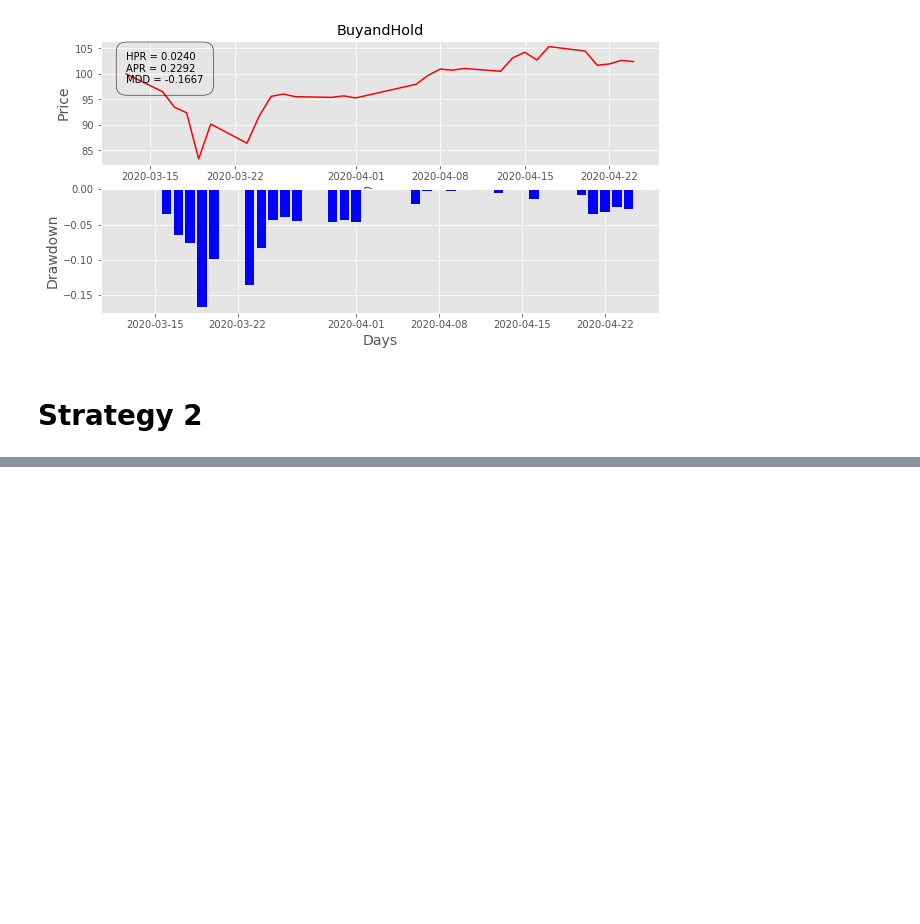
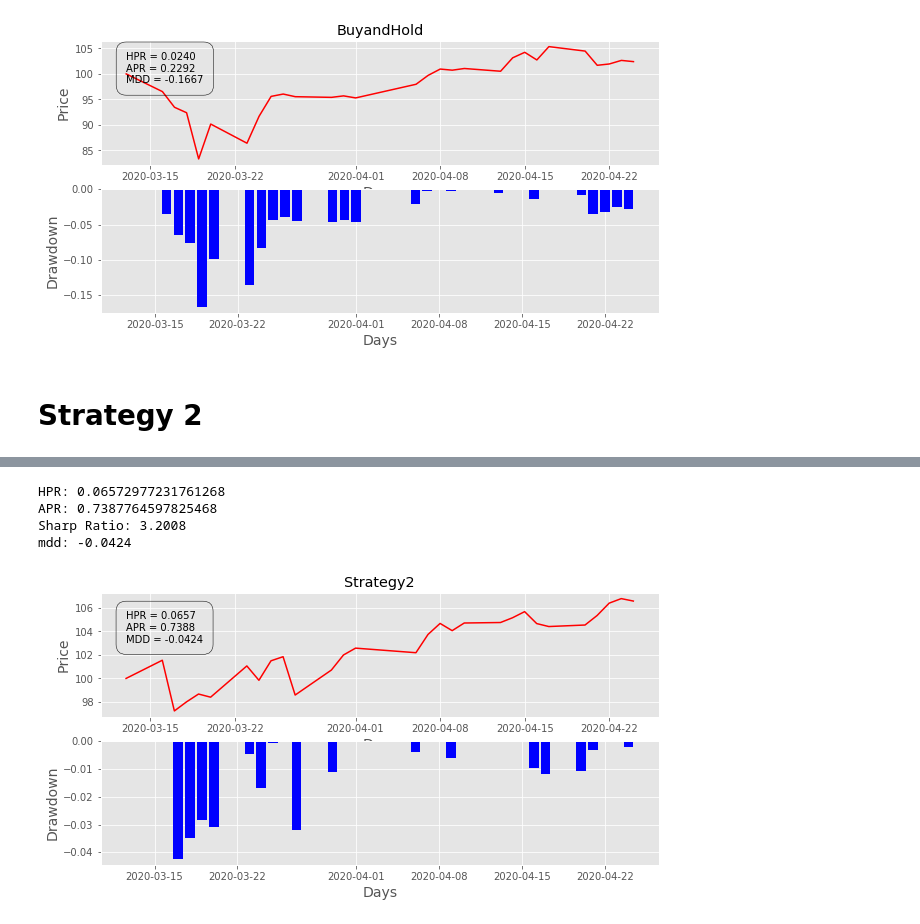
Before and after one commit to A2Zntu/TXO_TX_Strategy, a Jupyter notebook: Strategy.ipynb, the cells around one changed output, grey strips where cells are left out. Cells and saved outputs as stored; diff of their text form; code cells hidden in the pictures; blank space fills up the shorter version.

```diff
--- a/TX00.ipynb
+++ b/Strategy.ipynb
@@ -149,0 +163,4 @@ plot_performance(pnl, date = date, title_name = 'BuyandHold')
+# %%
+res_path = os.path.join(work_dir, 'Output_Result', '20200427')
+df_CPIV = pd.read_csv(os.path.join(res_path, 'CPIV_0313_0424.csv'), encoding = 'cp950')
+df_CPIV.head()
@@ -149,0 +174,3 @@ plot_performance(pnl, date = date, title_name = 'BuyandHold')
+# %%
+df_CPIV['CPIVchange'] =  df_CPIV['CloseIntervalCPIV'] - df_CPIV['OpenIntervalCPIV']
+df_CPIV.head()
@@ -150,6 +184,6 @@ plot_performance(pnl, date = date, title_name = 'BuyandHold')
 # %%
 def strategy2_LS(data, CPIVchange):
-    # Buy if the CPIV change is positive, Sell if the CPIV change is negative
+    # Buy if the CPIVchange is positive, Sell if the CPIVchange is negative
     length = len(data)
     idx = [0] * length
     for i in range(0, len(CPIVchange)):
@@ -161,6 +195,20 @@ def strategy2_LS(data, CPIVchange):
             idx[i] = 0
 
     data['LS'] = idx
-    data['pnl'] = 100 * (1 + data['LS'].shift(1) * data['SC']).cumprod()
+    data['pnl'] = 100 * (1 + data['LS'].shift(1) * data['OC']).cumprod()
 
     return data['pnl']
+# %%
+pnl = strategy2_LS(TX00, df_CPIV['CPIVchange'])
+pnl.update(pd.Series([100], index=[0]))
+# %%
+print_performance(pnl, rf = 0.01045)
+# %% [output]
+HPR: 0.06572977231761268
+APR: 0.7387764597825468
+Sharp Ratio: 3.2008
+mdd: -0.0424
+# %%
+plot_performance(pnl, date = date, title_name = 'Strategy2')
+# %% [output]
+[figure, added]
```
Also changed, not shown: parts of 5 cells of this notebook, 6 other files.
